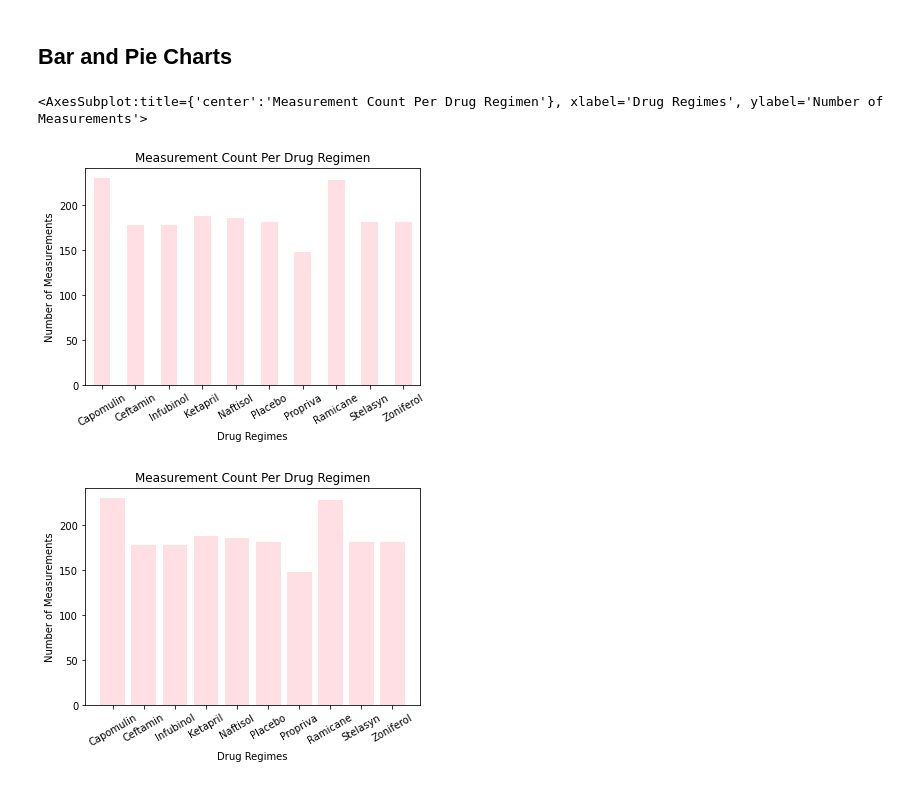
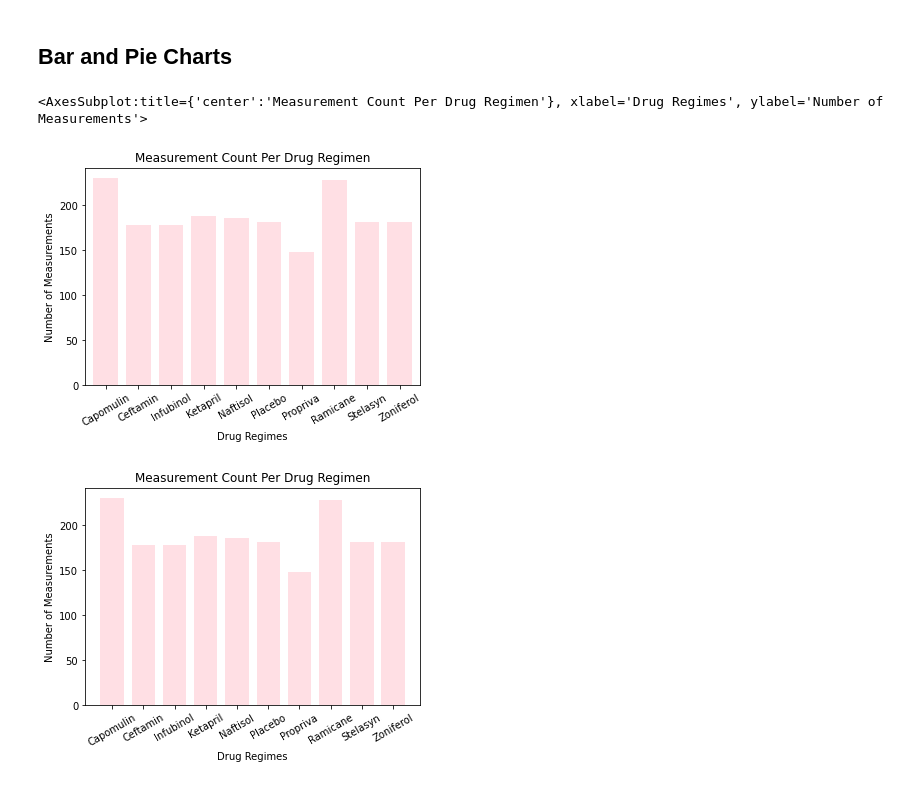
Before and after one commit to verocastillo/matplotlib-challenge, a Jupyter notebook: pymaceuticals_challenge.ipynb, the cells around one changed output. Drawn from its saved outputs; the diff is of its cells as text; code cells hidden in the pictures.

```diff
--- a/pymaceuticals_challenge.ipynb
+++ b/pymaceuticals_challenge.ipynb
@@ -161,16 +167,16 @@ med_stats2
 # %%
 # Generate a bar plot showing the total number of measurements taken on each drug regimen using pandas.
 bar_chart = final_df[['Drug Regimen','Tumor Volume (mm3)']]
 bar_chart = bar_chart.groupby(['Drug Regimen'],as_index=False).count()
 bar_chart = bar_chart.rename(columns={"Tumor Volume (mm3)":"Measurement Count"})
 bar_final = bar_chart.plot(kind='bar',color = 'pink',x='Drug Regimen',y="Measurement Count",alpha=0.5,
-            title='Measurement Count Per Drug Regimen',rot=30,legend=False)
+            title='Measurement Count Per Drug Regimen',rot=30,legend=False,width=0.75,align="center")
 bar_final.set_xlabel('Drug Regimes')
 bar_final.set_ylabel('Number of Measurements')
 bar_final
 # %% [output]
 <AxesSubplot:title={'center':'Measurement Count Per Drug Regimen'}, xlabel='Drug Regimes', ylabel='Number of Measurements'>
-[figure, old version]
+[figure, new version]
 # %%
 # Generate a bar plot showing the total number of measurements taken on each drug regimen using pyplot.
 meds = bar_chart['Drug Regimen'].to_list()
```
Also changed, not shown: parts of 3 cells of this notebook, 1 other file.
